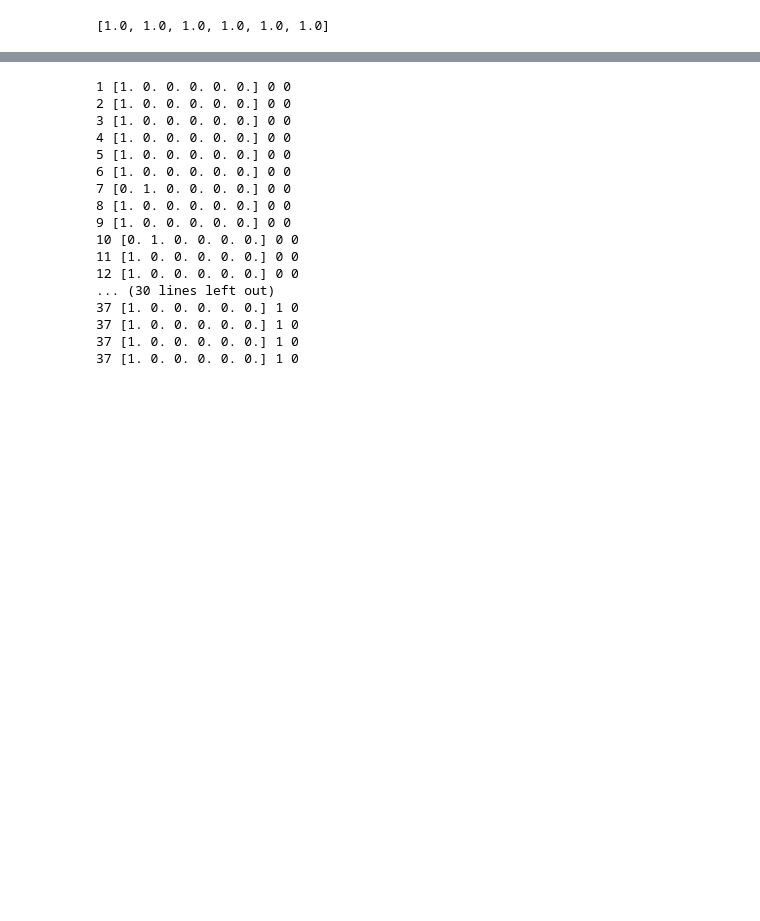
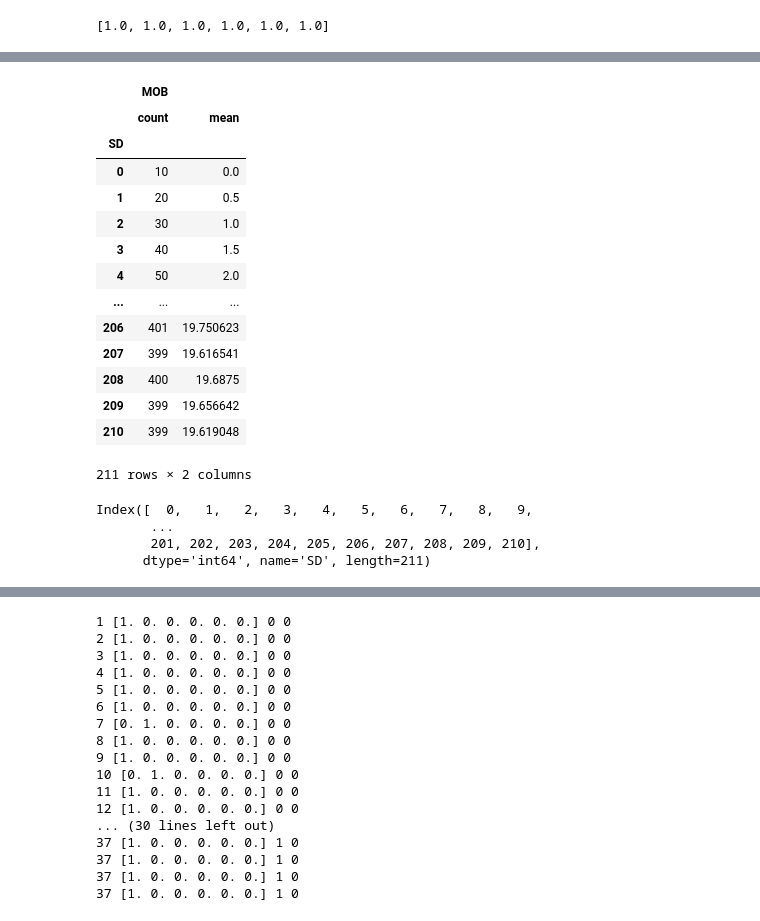
Before and after one commit to il-giza/Bank_SandBox, a Jupyter notebook: matrix_migration/generator_of_portfolio.ipynb, the cells around one changed output, grey strips where cells are left out. Saved outputs shown, nothing was run; the diff lists cells and outputs as text; code cells hidden in the pictures; blank space fills up the shorter version.

```diff
--- a/matrix_migration/generator_of_portfolio.ipynb
+++ b/matrix_migration/generator_of_portfolio.ipynb
@@ -161,0 +288,27 @@ for t in range(300):
+# %%
+G = T.groupby('SD')[['MOB']].agg(['count','mean'])
+G
+# %% [output]
+|  | MOB |  |
+|  | count | mean |
+| SD |  |  |
+| 0 | 10 | 0.0 |
+| 1 | 20 | 0.5 |
+| 2 | 30 | 1.0 |
+| 3 | 40 | 1.5 |
+| 4 | 50 | 2.0 |
+| ... | ... | ... |
+| 206 | 401 | 19.750623 |
+| 207 | 399 | 19.616541 |
+| 208 | 400 | 19.6875 |
+| 209 | 399 | 19.656642 |
+| 210 | 399 | 19.619048 |
+211 rows × 2 columns
+# %%
+x = G.index
+x
+# %% [output]
+Index([  0,   1,   2,   3,   4,   5,   6,   7,   8,   9,
+       ...
+       201, 202, 203, 204, 205, 206, 207, 208, 209, 210],
+      dtype='int64', name='SD', length=211)
```
Also changed, not shown: parts of 18 cells of this notebook.
